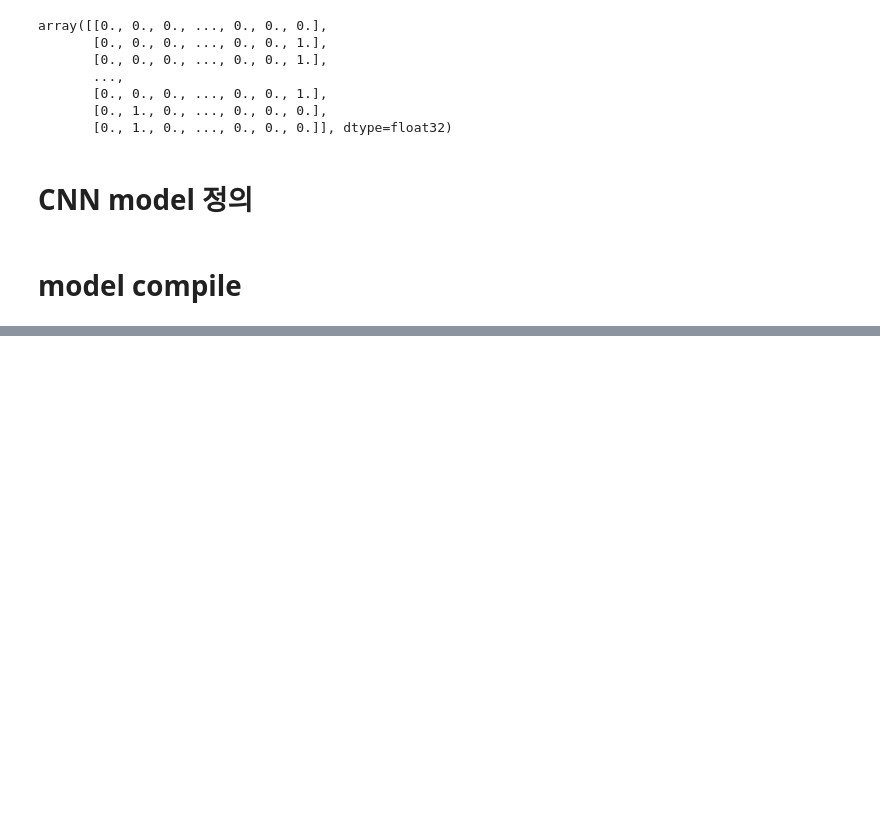
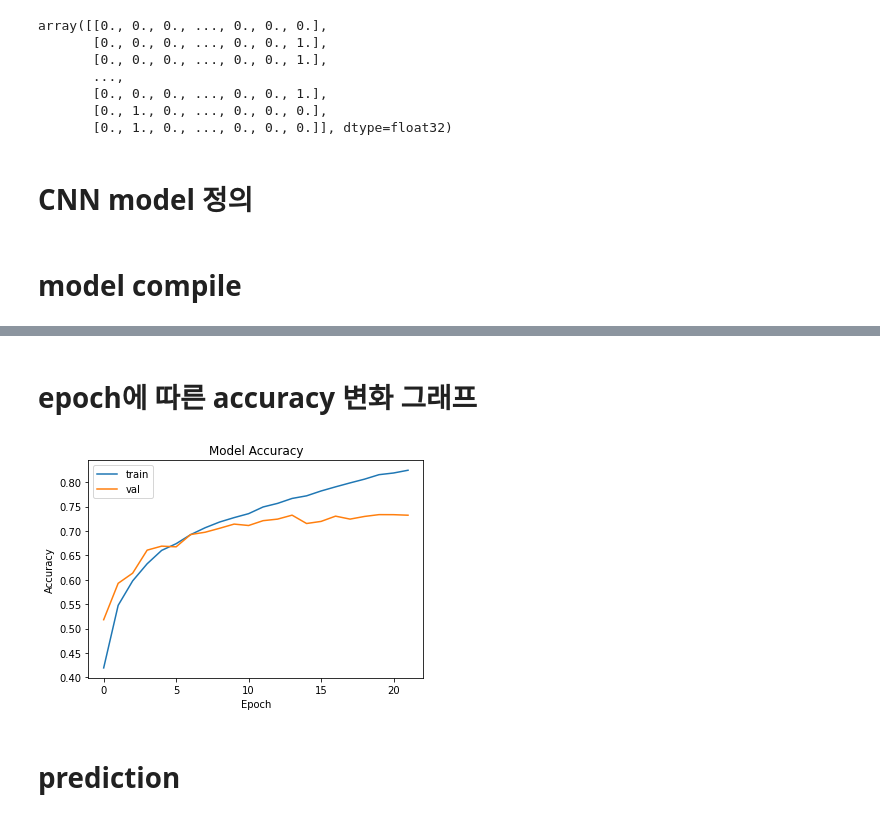
Before and after one commit to CownowAn/bitamin, a Jupyter notebook: week2_Overfitting and CNN/week2_preview/week2_preview.ipynb, the cells around one changed output, grey strips where cells are left out. Cells and saved outputs as stored; diff of their text form; code cells hidden in the pictures; blank space fills up the shorter version.

```diff
--- a/week2_Overfitting and CNN/week2_preview/week2_preview.ipynb
+++ b/week2_Overfitting and CNN/week2_preview/week2_preview.ipynb
@@ -116,0 +169,17 @@ callbacks = [EarlyStopping(monitor'val_loss', patience=5, restore_best_weights=F
+# %% [markdown]
+# epoch에 따른 accuracy 변화 그래프
+# %%
+def plt_show_acc(history):
+  plt.plot(history.history['accuracy'])
+  plt.plot(history.history['val_accuracy'])
+  plt.title("Model Accuracy")
+  plt.ylabel("Accuracy")
+  plt.xlabel("Epoch")
+  plt.legend(['train', 'val'], loc=0)
+
+plt_show_acc(history)
+plt.show()
+# %% [output]
+[figure, added]
+# %% [markdown]
+# prediction
```
Also changed, not shown: parts of 13 cells of this notebook.
